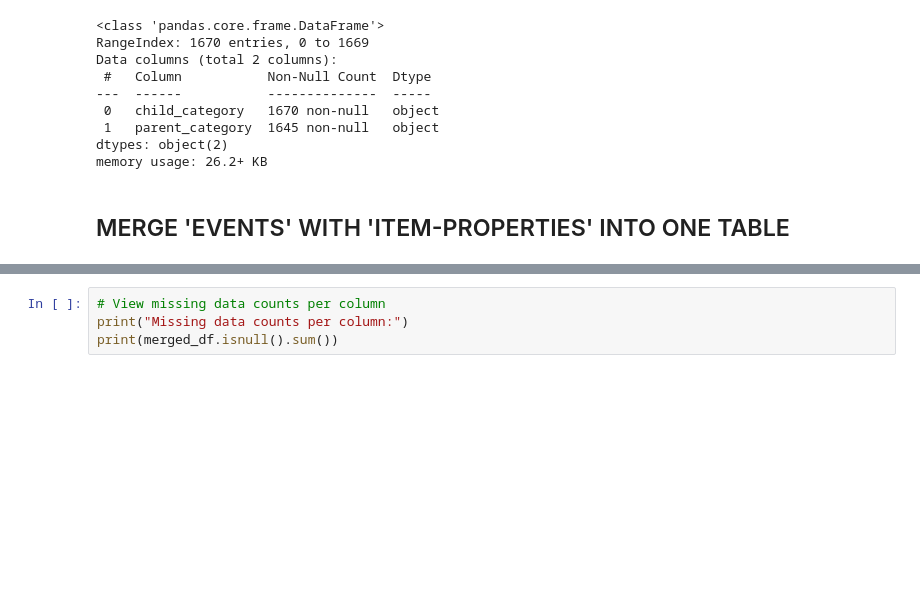
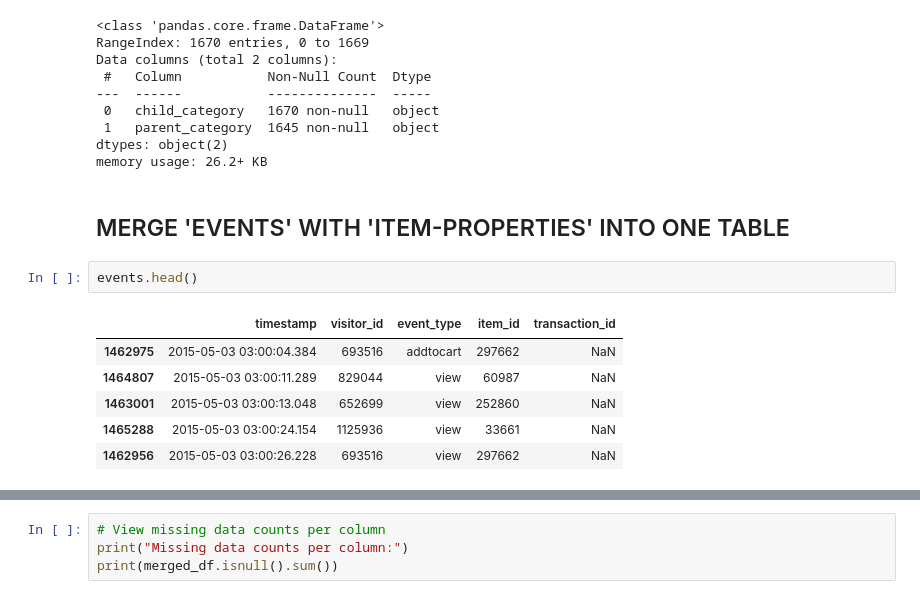
Before and after one commit to akuakorkor/TMP2-Recommendation-system-project, a Jupyter notebook: script.ipynb, the cells around one changed output, grey strips where cells are left out. Saved outputs shown, nothing was run; the diff lists cells and outputs as text; blank space fills up the shorter version.

```diff
--- a/script.ipynb
+++ b/script.ipynb
@@ -174,3 +174,12 @@ dtypes: object(2)
 memory usage: 26.2+ KB
 # %% [markdown]
 ## MERGE 'EVENTS' WITH 'ITEM-PROPERTIES' INTO ONE TABLE
+# %%
+events.head()
+# %% [output]
+|  | timestamp | visitor_id | event_type | item_id | transaction_id |
+| 1462975 | 2015-05-03 03:00:04.384 | 693516 | addtocart | 297662 | NaN |
+| 1464807 | 2015-05-03 03:00:11.289 | 829044 | view | 60987 | NaN |
+| 1463001 | 2015-05-03 03:00:13.048 | 652699 | view | 252860 | NaN |
+| 1465288 | 2015-05-03 03:00:24.154 | 1125936 | view | 33661 | NaN |
+| 1462956 | 2015-05-03 03:00:26.228 | 693516 | view | 297662 | NaN |
```
Also changed, not shown: parts of 6 cells of this notebook, 1 other file.
